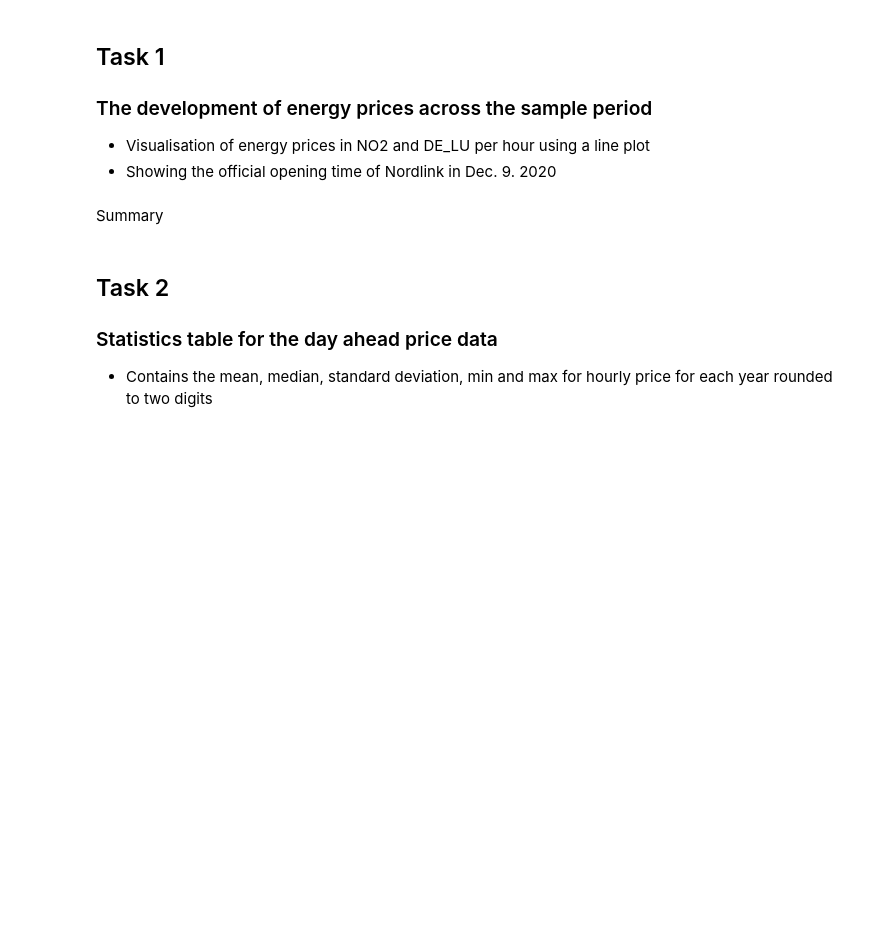
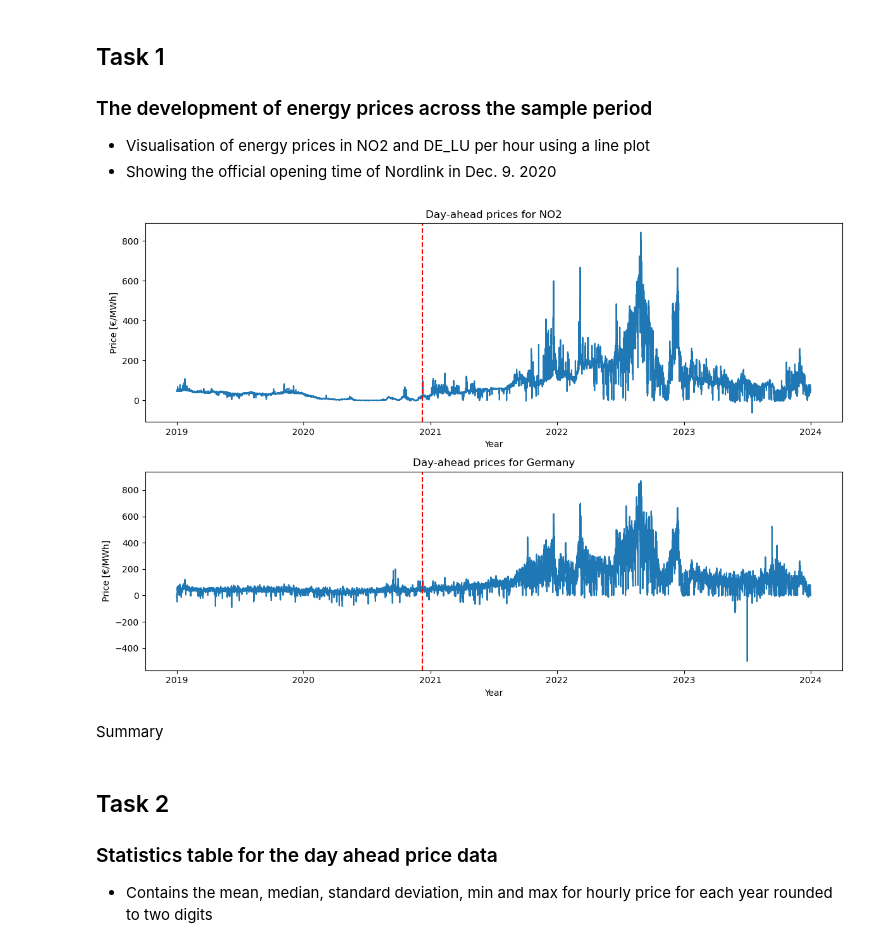
Before and after one commit to rymdd/TECH2-H24-Termpaper-G9, a Jupyter notebook: paper.ipynb, the cells around one changed output. Cells and saved outputs as stored; diff of their text form; code cells hidden in the pictures; blank space fills up the shorter version.

```diff
--- a/paper.ipynb
+++ b/paper.ipynb
@@ -75,20 +82,25 @@ print(f"Missing values: {physicalflows.isnull().sum().sum()}")
 # %%
 # Create a copy from dayaheadprices and filtering to hourly data only
 dayaheadprices_hourly = dayaheadprices.loc[dayaheadprices["ResolutionCode"] == "PT60M"].copy()
 # Convert DateTime to datetime object
 dayaheadprices_hourly["DateTime"] = pd.to_datetime(dayaheadprices_hourly["DateTime"])
 
 # Plot the hourly prices for the selected regions on two subplots
 fig, axes = plt.subplots(2, 1, figsize=(12, 8))
 for region, ax in zip(regions, axes):
     sns.lineplot(data=dayaheadprices_hourly.loc[dayaheadprices_hourly["MapCode"] == region], x="DateTime", y="Price", ax=ax)
     ax.axvline(pd.Timestamp("2020-12-09"), color='red', linestyle='--', label='Nordlink Opening')
-    ax.set_title(f"Day-ahead prices for {region}")
+    if region == "DE_LU":
+        ax.set_title(f"Day-ahead prices for Germany")
+    else:
+        ax.set_title(f"Day-ahead prices for {region}")
     ax.set_ylabel("Price [€/MWh]")
-    ax.set_xlabel("Date")
+    ax.set_xlabel("Year")
 plt.tight_layout()
 # Save to file
 plt.savefig("figure_task1.png")
+# %% [output]
+[figure, added]
 # %% [markdown]
 Summary
 # %% [markdown]
```
Also changed, not shown: parts of 16 cells of this notebook, 4 other files.
